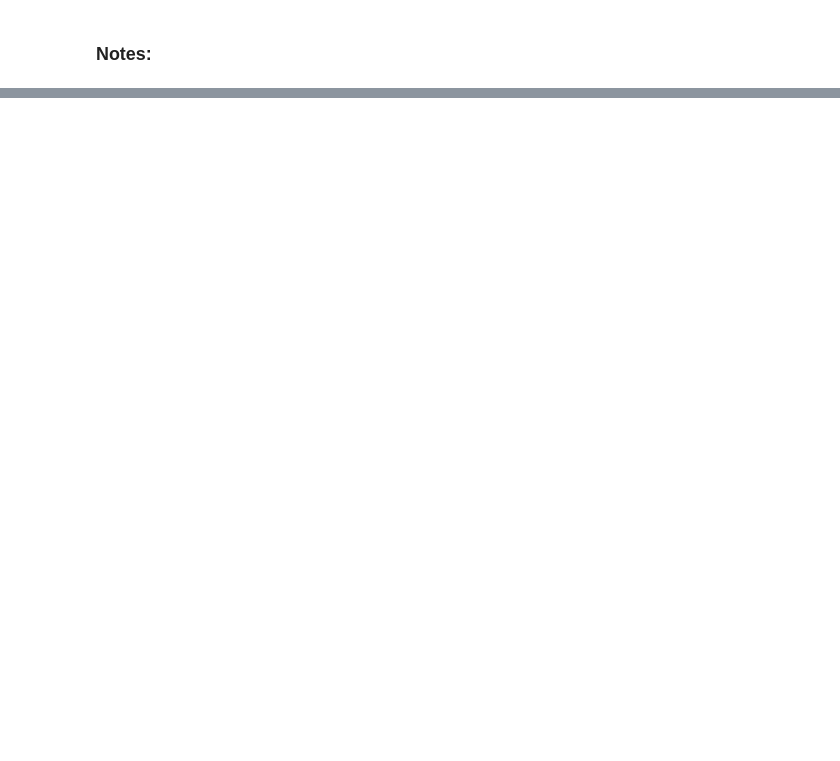
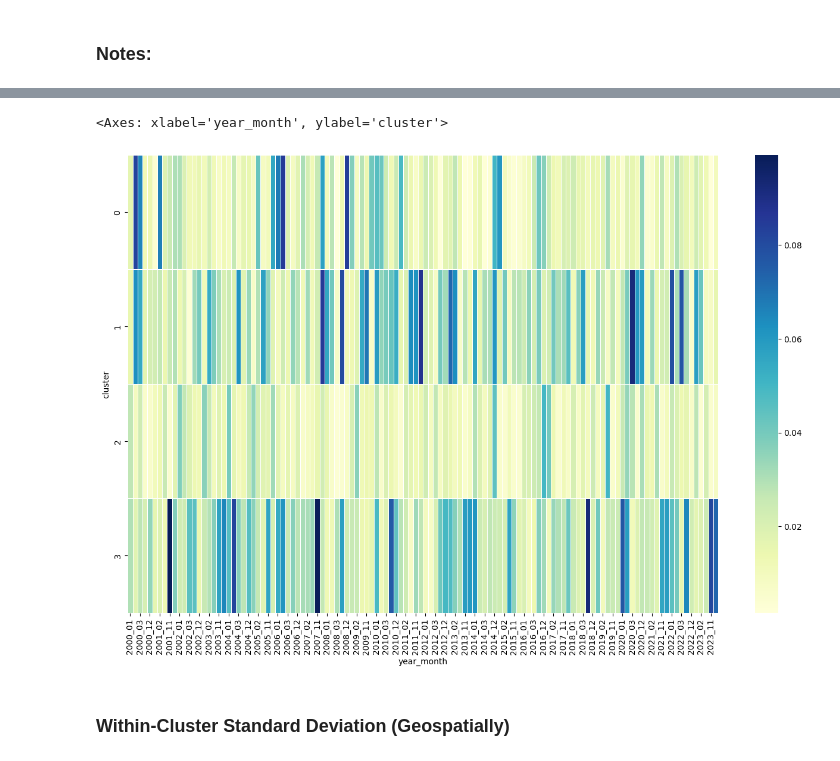
Before and after one commit to nitinmagima/KenyaDroughtAnalysis, a Jupyter notebook: zambiadrought_admin2_withgee.ipynb, the cells around one changed output, grey strips where cells are left out. Cells and saved outputs as stored; diff of their text form; code cells hidden in the pictures; blank space fills up the shorter version.

```diff
--- a/zambiadrought_admin2_withgee.ipynb
+++ b/zambiadrought_admin2_withgee.ipynb
@@ -1486,0 +2313,6 @@ if no_trend:
+# %%
+# Calculate variance for each feature within each cluster
+cluster_variance = df_normalized_zambia_rains.groupby('cluster').var()
+
+print("Variance Within Each Cluster:")
+cluster_variance
@@ -1486,0 +2328,9 @@ if no_trend:
+# %%
+# Create the heatmap
+plt.figure(figsize=(16, 10))
+sns.heatmap(cluster_variance, cmap="YlGnBu", annot=False, linewidths=0.5)
+# %% [output]
+<Axes: xlabel='year_month', ylabel='cluster'>
+[figure, added]
+# %% [markdown]
+### Within-Cluster Standard Deviation (Geospatially)
```
Also changed, not shown: parts of 69 cells of this notebook.
